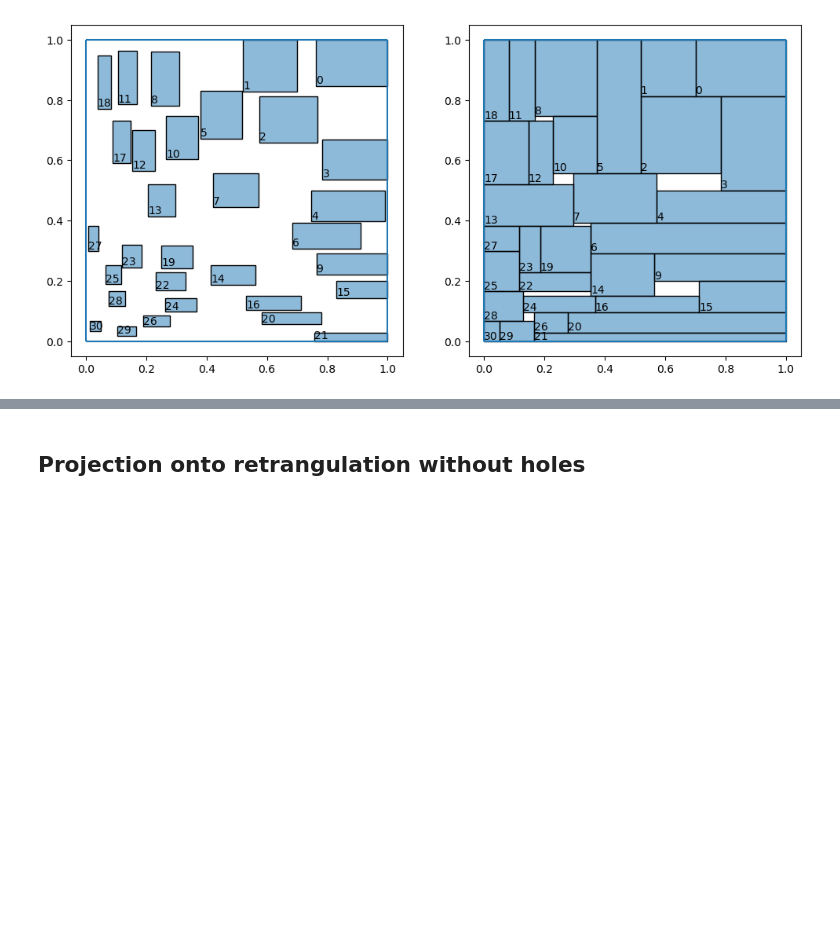
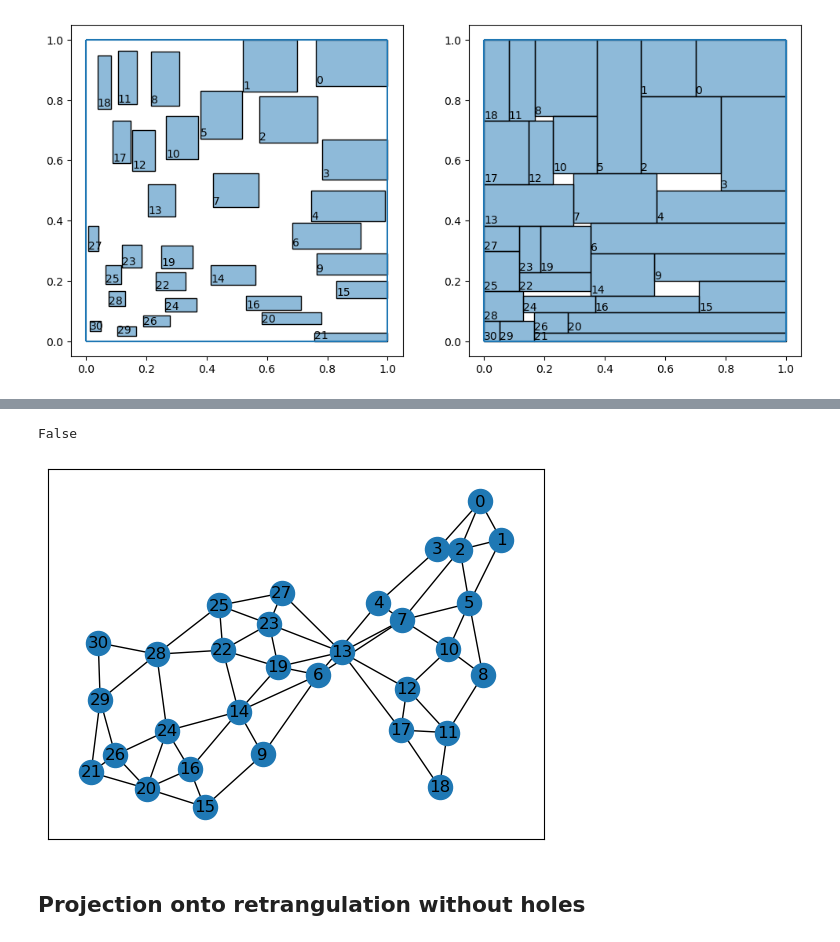
Before and after one commit to Polatucha16/SquareDivision, a Jupyter notebook: square_division_example.ipynb, the cells around one changed output, grey strips where cells are left out. Saved outputs shown, nothing was run; the diff lists cells and outputs as text; code cells hidden in the pictures; blank space fills up the shorter version.

```diff
--- a/square_division_example.ipynb
+++ b/square_division_example.ipynb
@@ -48,9 +50,0 @@ clinched_rectangles = pushed_arr[:,:4]
-# %%
-from SquareDivision.contact_graph.incidence_matrix import (
-    numers_of_contacting_rectangles_in_dir,
-    contact_graph_incidence_matrix
-)
-# np.where(numers_of_contacting_rectangles_in_dir(9, clinched_rectangles, 'r')>0)
-print(np.where(contact_graph_incidence_matrix(clinched_rectangles, 'u') > 0))
-east_neighbours = contact_graph_incidence_matrix(clinched_rectangles, 'r').astype(int)
-north_neighbours=contact_graph_incidence_matrix(clinched_rectangles, 'u').astype(int)
@@ -117,3 +116,55 @@ array([[0, 0, 1],
+# %%
+import networkx as nx
+from SquareDivision.holes.detect import graph_from_neighbours_arrays
+north_graph:nx.Graph = graph_from_neighbours_arrays(north_neighbours, 0)
+east_graph:nx.Graph = graph_from_neighbours_arrays(east_neighbours, 0)
+edges = list(zip(cycle[:-1], cycle[1:]))
+# edges[0] in north_graph.edges
+arg_of_top_Y = np.argmax(clinched_rectangles[hole_path][:,1])
+# Find Clockwise Order
+first_edge = (hole_path[arg_of_top_Y], hole_path[(arg_of_top_Y + 1) % 4])
+second_edge = (hole_path[(arg_of_top_Y + 1) % 4], hole_path[(arg_of_top_Y + 2) % 4])
+hor_vert_Q = first_edge in east_graph.edges and second_edge in north_graph.edges
+vert_hor_Q = first_edge in north_graph.edges and second_edge in east_graph.edges
+
+if hor_vert_Q:
+    first_right_Q = clinched_rectangles[first_edge[0], 0] < clinched_rectangles[first_edge[1], 0]
+    second_down_Q = clinched_rectangles[second_edge[0], 1] > clinched_rectangles[second_edge[1], 1]
+    if first_right_Q and second_down_Q:
+        clockwise = True
+    else:
+        clockwise = False
+elif vert_hor_Q:
+    first__down_Q = clinched_rectangles[first_edge[0], 1] > clinched_rectangles[first_edge[1], 1]
+    second_left_Q = clinched_rectangles[second_edge[0], 0] > clinched_rectangles[second_edge[1], 0]
+    if first__down_Q and second_left_Q:
+        clockwise = True
+    else:
+        clockwise = False
+# goes_right_Q = clinched_rectangles[first_edge[0]][:,1] <
+# hole_path[top_Y]
+# i, j = hole_path[:2]
+# if (i,j) in north_graph.edges:
+#     axis = 1
+# elif (i,j) in east_graph.edges:
+#     axis = 0
+# else:
+#     raise Exception(f'edge{(i,j)} not in graph')
+# # if first pair have axis = 0 then first hole_pair have the other axis
+# axis_hole_pair =
+# clinched_rectangles
+# edges
+# %% [output]
+False
+# %%
+import networkx as nx
+from SquareDivision.holes.detect import graph_from_neighbours_arrays
+north_graph = graph_from_neighbours_arrays(north_neighbours, 0)
+all_graph = graph_from_neighbours_arrays(north_neighbours, east_neighbours)
+# nx.draw_networkx(north_graph,pos=nx.spring_layout(north_graph))
+nx.draw_networkx(all_graph)#|, pos=nx.spring_layout(all_graph))
+# %% [output]
+[figure, added]
 # %% [markdown]
 ## Projection onto retrangulation without holes
 # %%
```
Also changed, not shown: parts of 20 cells of this notebook, 4 other files.
